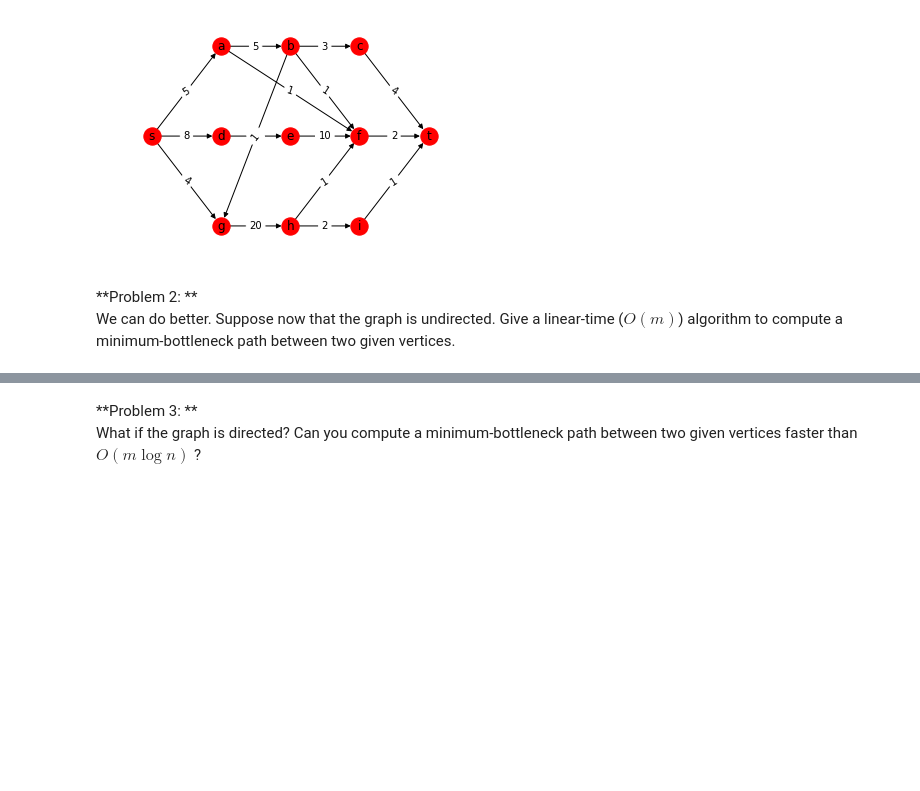
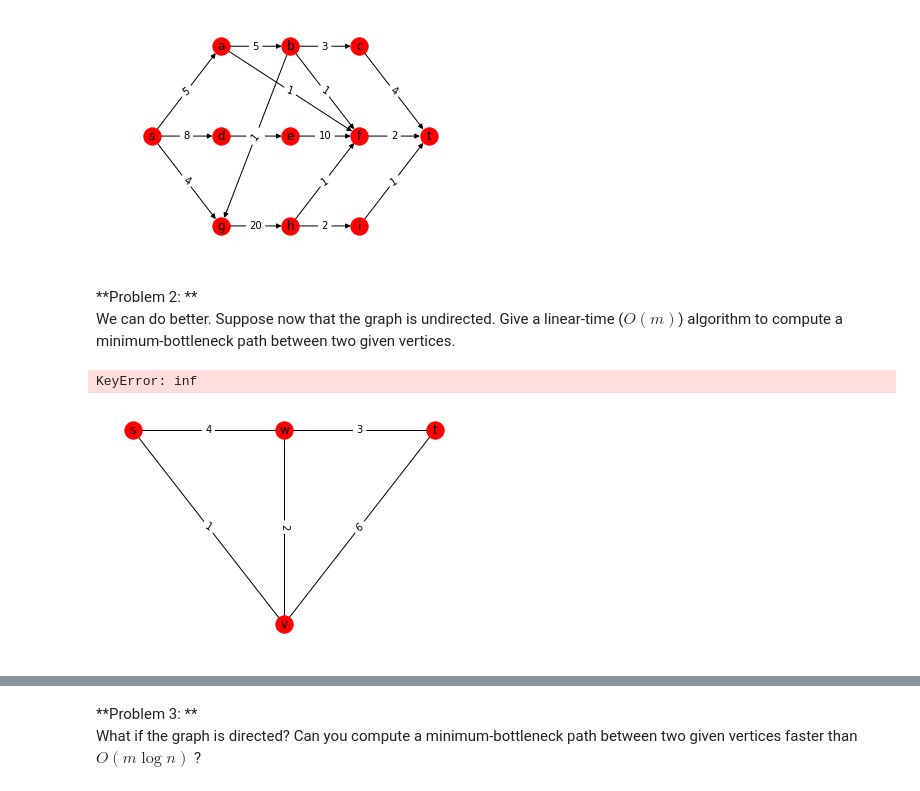
Before and after one commit to aishwarya34/AlgorithmsIlluminated, a Jupyter notebook: c2w2_11DIJKSTRA'S_SHORTEST-PATH_ALGORITHM.ipynb, the cells around one changed output, grey strips where cells are left out. Saved outputs shown, nothing was run; the diff lists cells and outputs as text; code cells hidden in the pictures; blank space fills up the shorter version.

```diff
--- a/c2w2_11DIJKSTRA'S_SHORTEST-PATH_ALGORITHM.ipynb
+++ b/c2w2_11DIJKSTRA'S_SHORTEST-PATH_ALGORITHM.ipynb
@@ -376,3 +354,67 @@ Vertex t has a minimum-bottleneck of 2 having path ['s', 'a', 'f', 't']
 # %% [markdown]
 **Problem 2: ** <br>
 We can do better. Suppose now that the graph is undirected. Give a linear-time ($O(m)$) algorithm to compute a minimum-bottleneck path between two given vertices.
+# %%
+%matplotlib inline
+import networkx as nx
+
+def undirected_minimum_bottleneck_path_naive(DG, source):
+    X = [source]
+    A = {}
+    A[source] = 0
+    B = {}
+    B[source] = str(source)
+    bottleneck = {}
+    bottleneck[source] = 0
+    all_nodes = list(DG.nodes)
+    minimum_2nd_overall = float('inf')
+    w_overall = float('inf')
+    v_overall = float('inf')
+    while len(X) != len(all_nodes):
+        for edge in list(DG.edges):
+            if (edge[0] in X) and (edge[1] not in X):
+                dji_greedy = DG.edges[edge[0], edge[1]]['weight'] #bottleneck criterion
+                if edge[1] not in A:
+                    A[edge[1]] = dji_greedy
+                    bottleneck[edge[1]] = dji_greedy
+                    #print("from bottleneck[{}] = {} ,to bottleneck[{}] = {}".format(edge[0] , bottleneck[edge[0]], edge[1] , bottleneck[edge[1]]))
+                elif dji_greedy < A[edge[1]]:
+                    A[edge[1]] = dji_greedy
+                if dji_greedy < minimum_2nd_overall:
+                    minimum_2nd_overall = dji_greedy
+                    if dji_greedy > bottleneck[edge[0]]:
+                        bottleneck[edge[1]] = dji_greedy
+                        #print("from bottleneck[{}] = {} ,to bottleneck[{}] = {}".format(edge[0] , bottleneck[edge[0]], edge[1] , bottleneck[edge[1]]))
+                    else:
+                        bottleneck[edge[1]] = bottleneck[edge[0]]
+                    w_overall = edge[1]
+                    v_overall = edge[0]
+        minimum_2nd_overall = float('inf')
+        X.append(w_overall)
+        B[w_overall] = B[v_overall] +','+ str(w_overall)
+
+    print("Printing minimum-bottleneck path from starting vertex {}".format(source))
+    for node in A:
+        print("Vertex {} has a minimum-bottleneck of {} having path {}".format(node, bottleneck[node], B[node].split(',')))
+
+
+
+UDG = nx.Graph()
+UDG.add_node('s', pos = (0, 5))
+UDG.add_node('v', pos = (5, 0))
+UDG.add_node('w', pos = (5, 5))
+UDG.add_node('t', pos = (10, 5))
+UDG.add_edge('s', 'v', weight = 1)
+UDG.add_edge('v', 't', weight = 6)
+UDG.add_edge('s', 'w', weight = 4)
+UDG.add_edge('v', 'w', weight = 2)
+UDG.add_edge('w', 't', weight = 3)
+pos = nx.get_node_attributes(UDG, 'pos')
+weights =nx.get_edge_attributes(UDG, 'weight')
+nx.draw_networkx_edge_labels(UDG, pos, edge_labels = weights)
+nx.draw(UDG, pos, with_labels = True)
+
+undirected_minimum_bottleneck_path_naive(UDG, 1)
+# %% [output]
+KeyError: inf
+[figure, added]
```
Also changed, not shown: parts of 4 cells of this notebook.
